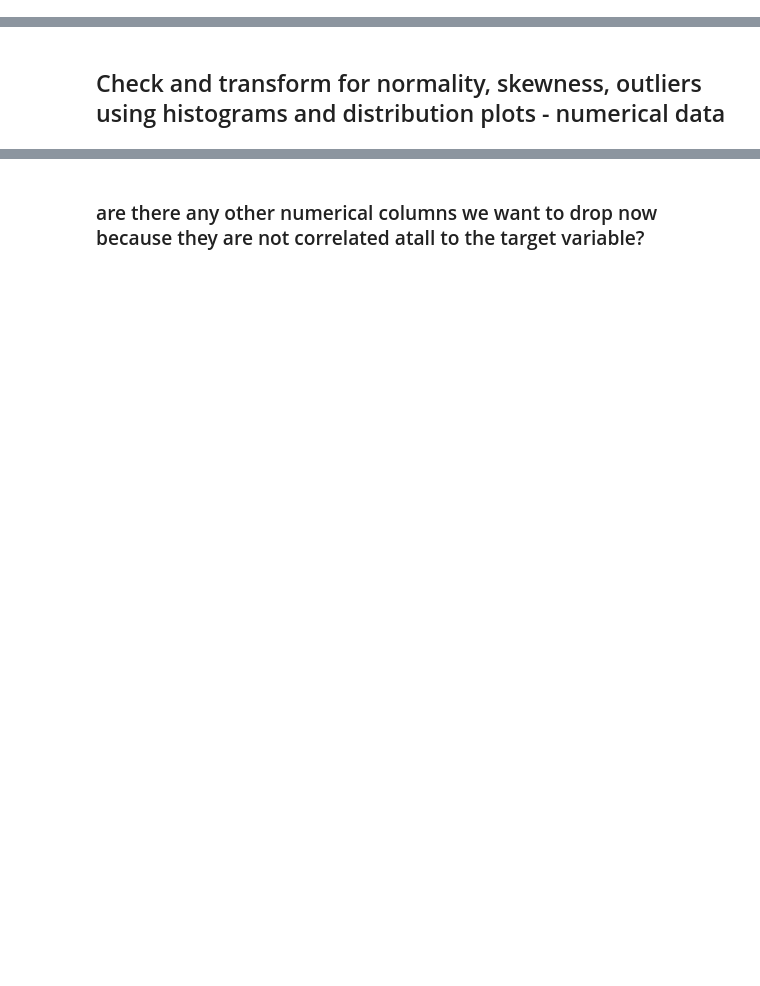
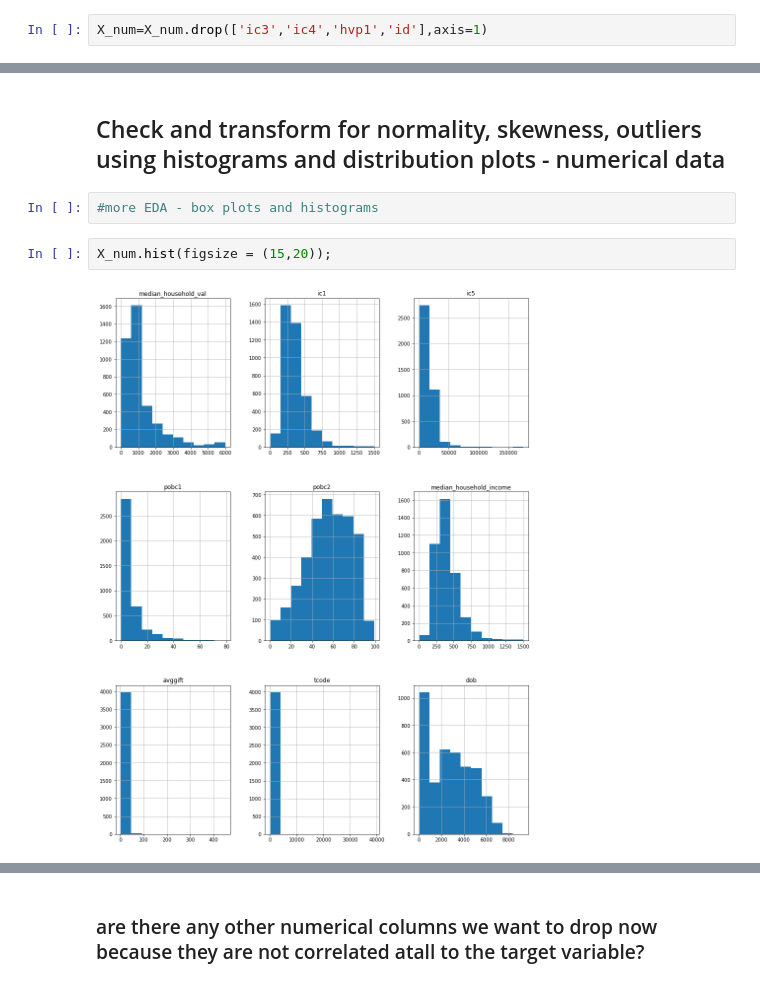
Before and after one commit to wcondevidal/IronWalter, a Jupyter notebook: Python /ML/LinRegression_Healthcareforall.ipynb, the cells around one changed output, grey strips where cells are left out. Drawn from its saved outputs; the diff is of its cells as text; blank space fills up the shorter version.

```diff
--- a/Python /ML/LinRegression_Healthcareforall.ipynb
+++ b/Python /ML/LinRegression_Healthcareforall.ipynb
@@ -90,2 +222,4 @@ X_cat = data.select_dtypes(include = np.object)
 # %% [markdown]
 ### if any columns are highly correlated, we should drop them now
+# %%
+X_num=X_num.drop(['ic3','ic4','hvp1','id'],axis=1)
@@ -92,2 +232,8 @@ X_cat = data.select_dtypes(include = np.object)
 # %% [markdown]
 ## Check and transform for normality, skewness, outliers using histograms and distribution plots - numerical data
+# %%
+#more EDA - box plots and histograms
+# %%
+X_num.hist(figsize = (15,20));
+# %% [output]
+[figure, added]
```
Also changed, not shown: parts of 76 cells of this notebook, 9 other files.
